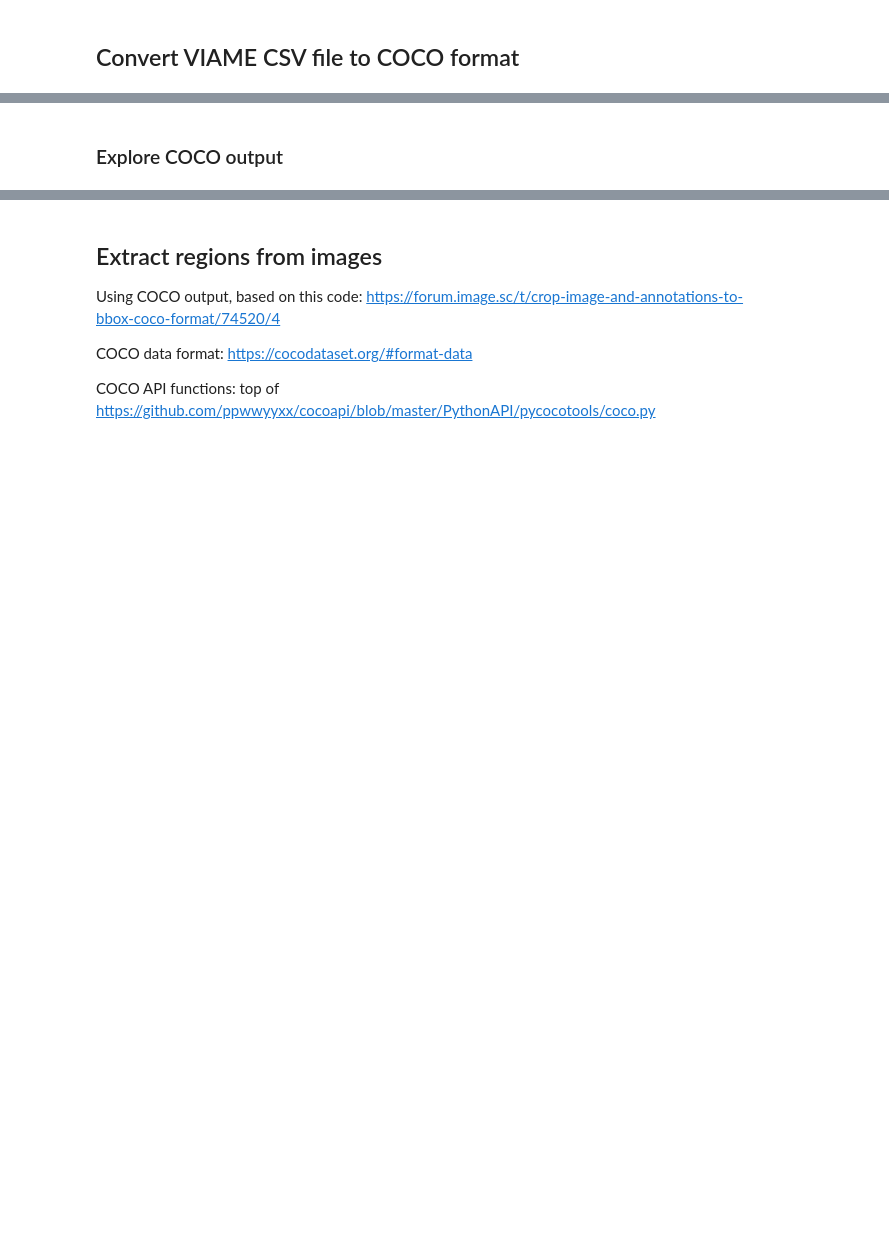
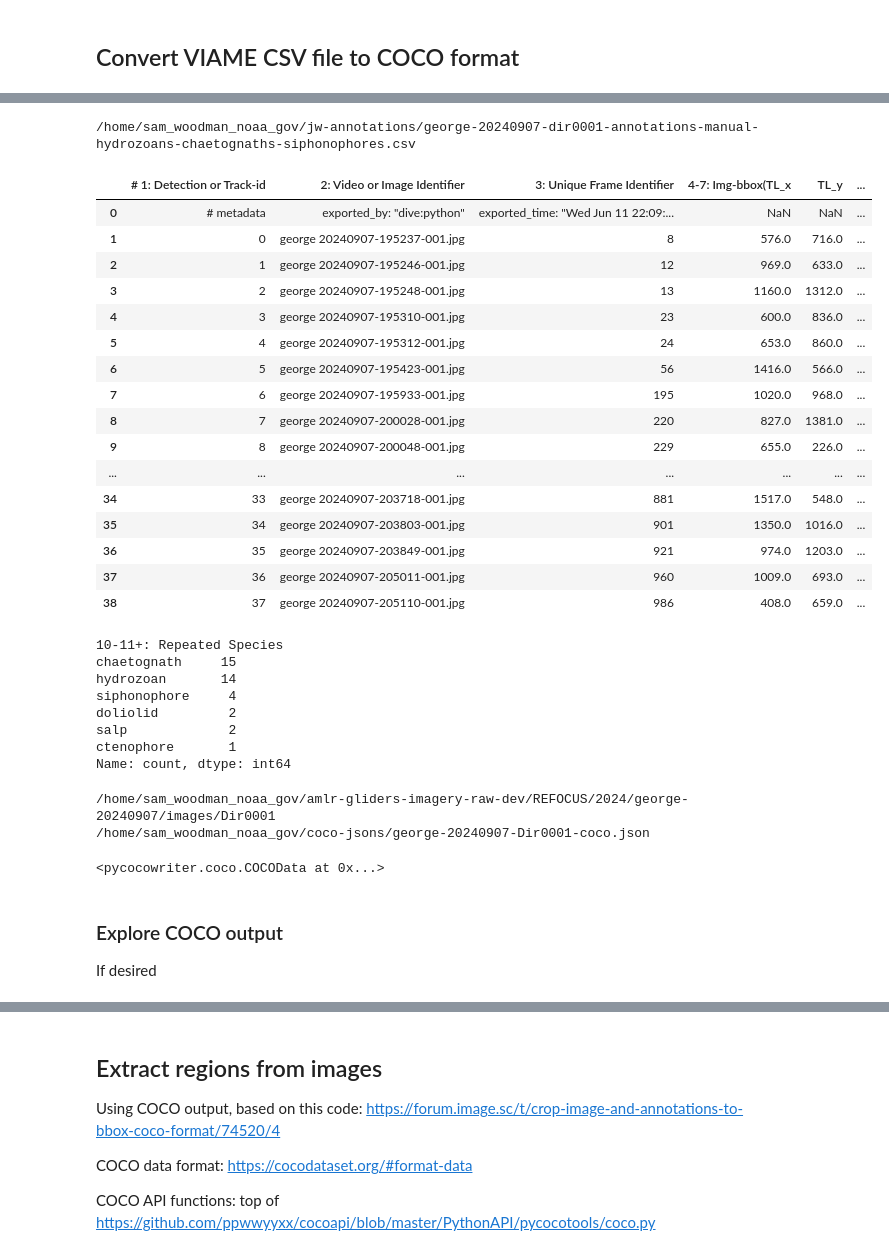
Before and after one commit to smwoodman/miniature-dollop, a Jupyter notebook: viame-exp.ipynb, the cells around one changed output, grey strips where cells are left out. Saved outputs shown, nothing was run; the diff lists cells and outputs as text; code cells hidden in the pictures; blank space fills up the shorter version.

```diff
--- a/viame-exp.ipynb
+++ b/viame-exp.ipynb
@@ -12,12 +28,18 @@ import math
 # %%
+home_path = "/home/sam_woodman_noaa_gov"
+
+# Mount relevant buckets
 imagery_raw_bucket = "amlr-gliders-imagery-raw-dev"
-imagery_raw_mt = "/home/sam_woodman_noaa_gov/amlr-gliders-imagery-raw-dev"
+imagery_raw_mt = f"{home_path}/amlr-gliders-imagery-raw-dev"
 
 lib_bucket = "esd-image-library-dev"
-lib_mt = "/home/sam_woodman_noaa_gov/esd-image-library-dev"
+lib_mt = f"{home_path}/esd-image-library-dev"
 
-deployment = 'amlr08-20220513'
-csv_base_path = "/home/sam_woodman_noaa_gov/jw-annotations/amlr08-20220513"
+# Set variables
+deployment = 'george-20240907'
+directory = "Dir0001"
+csv_base_path = f"{home_path}/jw-annotations"
+json_base_path = f"{home_path}/coco-jsons"
 
 # Mount bucket(s)
 os.makedirs(imagery_raw_mt, exist_ok=True)
@@ -32,27 +89,53 @@ subprocess.run(cmd)
 # %%
 # Read in CSV file(s)
-os.listdir(csv_base_path)
-
 # csv_path2 = os.path.join(csv_base_path, 'amlr08-20220513-dir0002-annotations-manual.csv')
 csv_path2 = os.path.join(
     csv_base_path,
-    'amlr08-20220513-dir0001-frame111-frame759-annotations-manual.csv')
+    f'{deployment}-{directory.lower()}-annotations-manual-hydrozoans-chaetognaths-siphonophores.csv'
+)
 
+print(csv_path2)
 d2 = pd.read_csv(csv_path2)
 display(d2)
 
 display(d2.iloc[1:, 9].value_counts())
-
-# pref = "/home/sam_woodman_noaa_gov/Dir0002"
-# d2.loc[1:, '2: Video or Image Identifier'] = (
-#     [f"{pref}/{i}" for i in d2['2: Video or Image Identifier'].values[1:]])
-# d2.to_csv("tmp2.csv", index=False)
+# %% [output]
+/home/sam_woodman_noaa_gov/jw-annotations/george-20240907-dir0001-annotations-manual-hydrozoans-chaetognaths-siphonophores.csv
+|  | # 1: Detection or Track-id | 2: Video or Image Identifier | 3: Unique Frame Identifier | 4-7: Img-bbox(TL_x | TL_y | ... |
+| 0 | # metadata | exported_by: "dive:python" | exported_time: "Wed Jun 11 22:09:... | NaN | NaN | ... |
+| 1 | 0 | george 20240907-195237-001.jpg | 8 | 576.0 | 716.0 | ... |
+| 2 | 1 | george 20240907-195246-001.jpg | 12 | 969.0 | 633.0 | ... |
+| 3 | 2 | george 20240907-195248-001.jpg | 13 | 1160.0 | 1312.0 | ... |
+| 4 | 3 | george 20240907-195310-001.jpg | 23 | 600.0 | 836.0 | ... |
+| 5 | 4 | george 20240907-195312-001.jpg | 24 | 653.0 | 860.0 | ... |
+| 6 | 5 | george 20240907-195423-001.jpg | 56 | 1416.0 | 566.0 | ... |
+| 7 | 6 | george 20240907-195933-001.jpg | 195 | 1020.0 | 968.0 | ... |
+| 8 | 7 | george 20240907-200028-001.jpg | 220 | 827.0 | 1381.0 | ... |
+| 9 | 8 | george 20240907-200048-001.jpg | 229 | 655.0 | 226.0 | ... |
+| ... | ... | ... | ... | ... | ... | ... |
+| 34 | 33 | george 20240907-203718-001.jpg | 881 | 1517.0 | 548.0 | ... |
+| 35 | 34 | george 20240907-203803-001.jpg | 901 | 1350.0 | 1016.0 | ... |
+| 36 | 35 | george 20240907-203849-001.jpg | 921 | 974.0 | 1203.0 | ... |
+| 37 | 36 | george 20240907-205011-001.jpg | 960 | 1009.0 | 693.0 | ... |
+| 38 | 37 | george 20240907-205110-001.jpg | 986 | 408.0 | 659.0 | ... |
+10-11+: Repeated Species
+chaetognath     15
+hydrozoan       14
+siphonophore     4
+doliolid         2
+salp             2
+ctenophore       1
+Name: count, dtype: int64
 # %%
 # viame2coco.viame2coco(csv_path2, "temporary description")
 dir_path = os.path.join(
-        f"/home/sam_woodman_noaa_gov/{imagery_raw_bucket}",
-        "SANDIEGO/2022/amlr08-20220513/images/Dir0001")
+    home_path,
+    imagery_raw_bucket,
+    # f"SANDIEGO/2022/{deployment}/images/{directory}"
+    f"REFOCUS/2024/{deployment}/images/{directory}"
+)
 
+# This config describes which columns mean which in the VIAME CSV file
 config = {
     'filename': 1,
     'label': 9,
@@ -64,11 +147,17 @@ config = {
     }
 }
 
+print(dir_path)
 c2 = viame2coco.viame2coco(
     csv_path2, "temporary description",
     filename_base=dir_path, viame_csv_config=config
 )
-j2_name = "../dir1-coco-pt2.json"
+j2_name = f"{json_base_path}/{deployment}-{directory}-coco.json"
+print(j2_name)
 c2.to_json(j2_name)
 display(c2)
+# %% [output]
+/home/sam_woodman_noaa_gov/amlr-gliders-imagery-raw-dev/REFOCUS/2024/george-20240907/images/Dir0001
+/home/sam_woodman_noaa_gov/coco-jsons/george-20240907-Dir0001-coco.json
+<pycocowriter.coco.COCOData at 0x...>
 # %%
@@ -101,6 +190,8 @@ display(c2)
 # #     json.dump(j_dir1 , fp)
 # %% [markdown]
 ### Explore COCO output
+
+If desired
 # %%
 with open(j2_name) as fin:
     j2 = json.load(fin)
```
Also changed, not shown: parts of 8 cells of this notebook, 1 other file.
